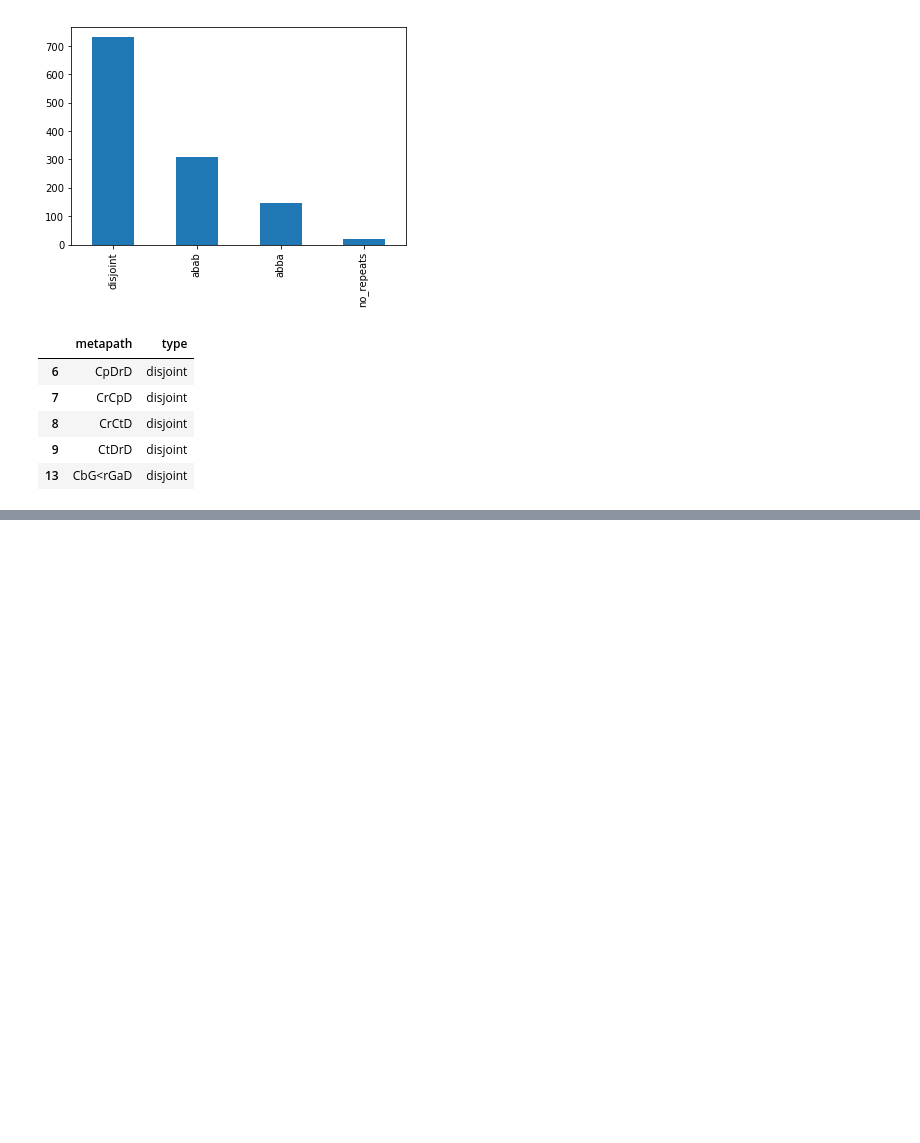
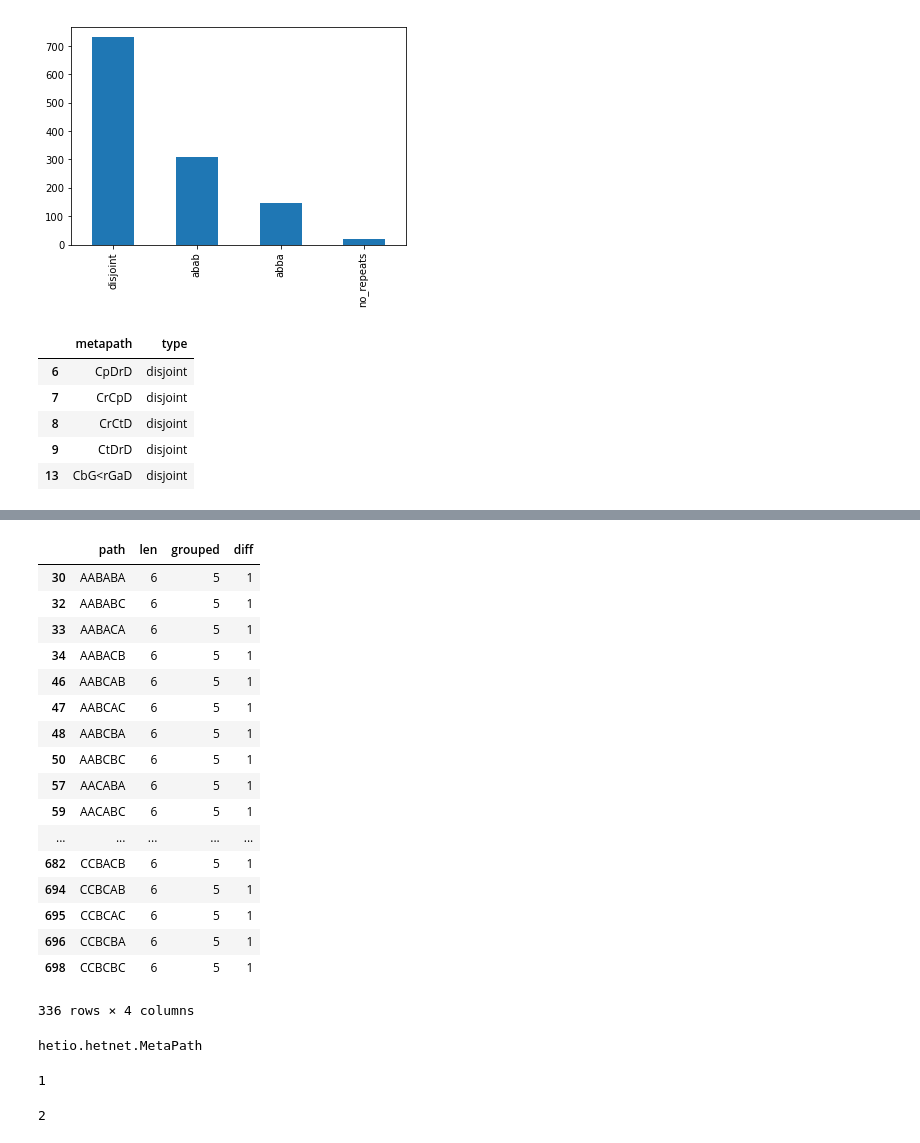
Before and after one commit to greenelab/connectivity-search-analyses, a Jupyter notebook: characterize_metapath.ipynb, the cells around one changed output, grey strips where cells are left out. Saved outputs shown, nothing was run; the diff lists cells and outputs as text; code cells hidden in the pictures; blank space fills up the shorter version.

```diff
--- a/characterize_metapath.ipynb
+++ b/characterize_metapath.ipynb
@@ -164,3 +164,5 @@ categories.loc[categories['type'] == 'disjoint'].head()
 | 8 | CrCtD | disjoint |
 | 9 | CtDrD | disjoint |
 | 13 | CbG<rGaD | disjoint |
+# %%
+metanodes = list(metagraph.metapath_from_abbrev('CtDrD').get_nodes())
@@ -166,0 +231,33 @@ categories.loc[categories['type'] == 'disjoint'].head()
+# %%
+df = []
+for i in list("ABC"):
+    for j in list("ABC"):
+        for k in list("ABC"):
+            for l in list("ABC"):
+                for m in list("ABC"):
+                    for n in list("ABC"):
+                        df.append([i+j+k+l+m+n, len(i+j+k+l+m+n), len(list(itertools.groupby(i+j+k+l+m+n))),
+                              len(i+j+k+l+m+n) - len(list(itertools.groupby(i+j+k+l+m+n)))])
+
+df = pd.DataFrame(df, columns=['path', 'len', 'grouped', 'diff'])
+# %%
+df.loc[df['diff'] <= 1]
+# %% [output]
+|  | path | len | grouped | diff |
+| 30 | AABABA | 6 | 5 | 1 |
+| 32 | AABABC | 6 | 5 | 1 |
+| 33 | AABACA | 6 | 5 | 1 |
+| 34 | AABACB | 6 | 5 | 1 |
+| 46 | AABCAB | 6 | 5 | 1 |
+| 47 | AABCAC | 6 | 5 | 1 |
+| 48 | AABCBA | 6 | 5 | 1 |
+| 50 | AABCBC | 6 | 5 | 1 |
+| 57 | AACABA | 6 | 5 | 1 |
+| 59 | AACABC | 6 | 5 | 1 |
+| ... | ... | ... | ... | ... |
+| 682 | CCBACB | 6 | 5 | 1 |
+| 694 | CCBCAB | 6 | 5 | 1 |
+| 695 | CCBCAC | 6 | 5 | 1 |
+| 696 | CCBCBA | 6 | 5 | 1 |
+| 698 | CCBCBC | 6 | 5 | 1 |
+336 rows × 4 columns
@@ -166,0 +266,4 @@ categories.loc[categories['type'] == 'disjoint'].head()
+# %%
+type(a)
+# %% [output]
+hetio.hetnet.MetaPath
@@ -166,0 +272,8 @@ categories.loc[categories['type'] == 'disjoint'].head()
+# %%
+a
+# %% [output]
+1
+# %%
+b
+# %% [output]
+2
```
Also changed, not shown: parts of 20 cells of this notebook, 2 other files.
